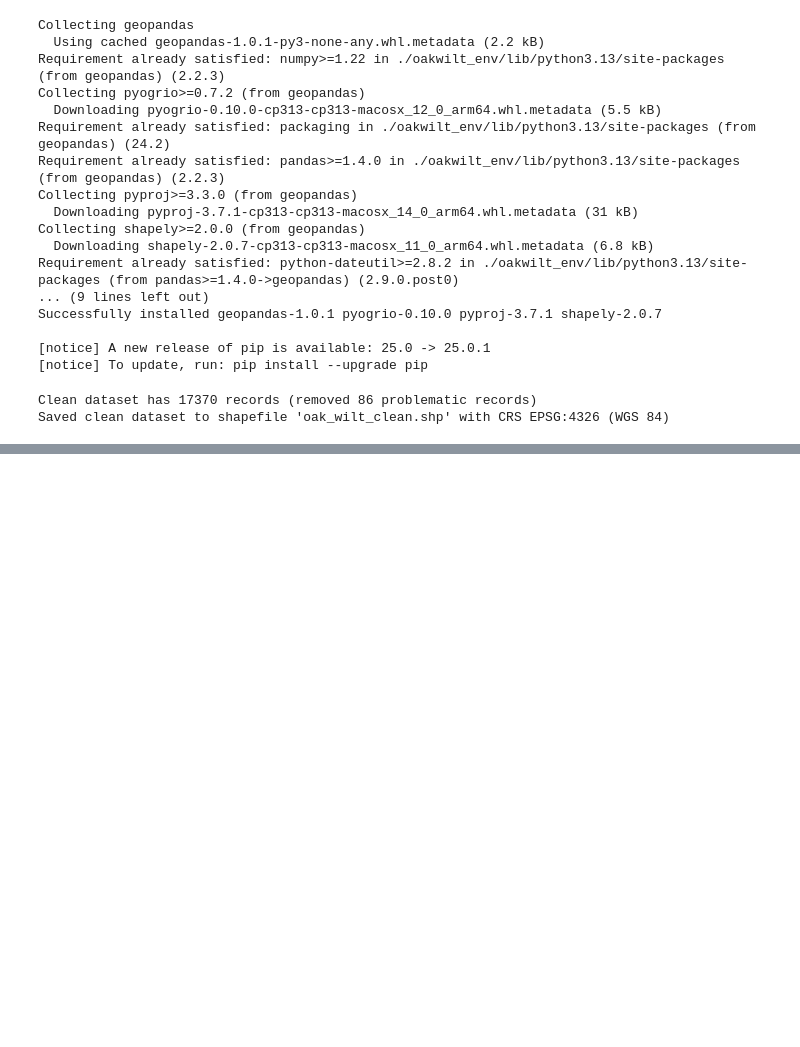
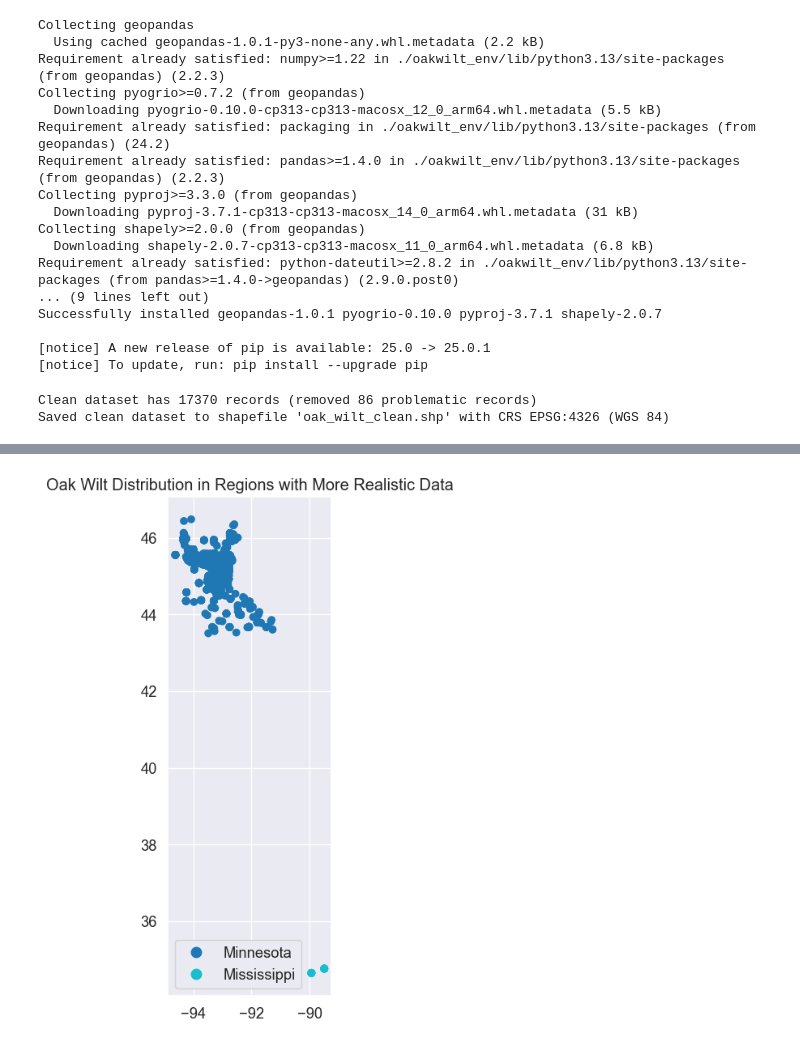
Before and after one commit to next-drought/forestai-platform-model, a Jupyter notebook: oak_wilt_data_quality.ipynb, the cells around one changed output, grey strips where cells are left out. Cells and saved outputs as stored; diff of their text form; code cells hidden in the pictures; blank space fills up the shorter version.

```diff
--- a/oak_wilt_data_quality.ipynb
+++ b/oak_wilt_data_quality.ipynb
@@ -479,3 +477,75 @@ print("Saved clean dataset to shapefile 'oak_wilt_clean.shp' with CRS EPSG:4326
 # %% [output]
 Clean dataset has 17370 records (removed 86 problematic records)
 Saved clean dataset to shapefile 'oak_wilt_clean.shp' with CRS EPSG:4326 (WGS 84)
+# %%
+import geopandas as gpd
+import pandas as pd
+import matplotlib.pyplot as plt
+import numpy as np
+
+# Read the previously saved shapefile
+gdf = gpd.read_file('oak_wilt_clean.shp')
+
+# Create clean_df reference to the same data for consistency with your code
+clean_df = gdf
+
+# First, let's check what columns are available
+print("Available columns in the dataset:")
+print(clean_df.columns.tolist())
+
+# Based on column names, determine which columns contain state and county information
+# Adjust these variable names to match your actual column names
+state_column = None
+county_column = None
+
+# Look for likely column names (case-insensitive)
+for col in clean_df.columns:
+    col_lower = col.lower()
+    if 'state' in col_lower or 'province' in col_lower:
+        state_column = col
+    elif 'county' in col_lower or 'district' in col_lower:
+        county_column = col
+
+print(f"Detected state column: {state_column}")
+print(f"Detected county column: {county_column}")
+
+# If state and county columns were not automatically found, allow manual input
+if state_column is None or county_column is None:
+    print("\nPlease specify the column names for state and county information:")
+    if state_column is None:
+        print("Available columns:", clean_df.columns.tolist())
+        state_column = input("Enter the column name that contains state information: ")
+    if county_column is None:
+        print("Available columns:", clean_df.columns.tolist())
+        county_column = input("Enter the column name that contains county information: ")
+
+# Now proceed with the analysis using the identified columns
+# Count records by state
+state_counts = clean_df[state_column].value_counts()
+print("\nRecords per state/region:\n", state_counts)
+
+# Count unique counties by state
+counties_by_state = clean_df.groupby(state_column)[county_column].nunique()
+print("\nUnique counties/districts per state/region:\n", counties_by_state)
+
+# Calculate average points per county by state
+points_per_county = clean_df.groupby(state_column).size() / counties_by_state
+print("\nAverage points per county/district by state/region:\n", points_per_county.sort_values(ascending=False))
+
+# Get the top 2 states with most points per county
+top_states = points_per_county.sort_values(ascending=False).head(2).index.tolist()
+print(f"\nTop 2 states/regions with most detailed data: {top_states}")
+
+# Filter GeoDataFrame for those states
+realistic_data = gdf[gdf[state_column].isin(top_states)]
+
+# Create a map showing only these states
+fig, ax = plt.subplots(1, 1, figsize=(12, 8))
+realistic_data.plot(ax=ax, column=state_column, legend=True)
+ax.set_title('Oak Wilt Distribution in Regions with More Realistic Data')
+plt.savefig('realistic_oak_wilt_map.png')
+plt.show()
+
+# Save only the realistic data to a new shapefile
+# realistic_data.to_file('oak_wilt_realistic.shp', driver='ESRI Shapefile')
+# %% [output]
@@ -481,0 +569 @@ Saved clean dataset to shapefile 'oak_wilt_clean.shp' with CRS EPSG:4326 (WGS 84
+[figure, added]
```
Also changed, not shown: parts of 3 cells of this notebook, 5 other files.
